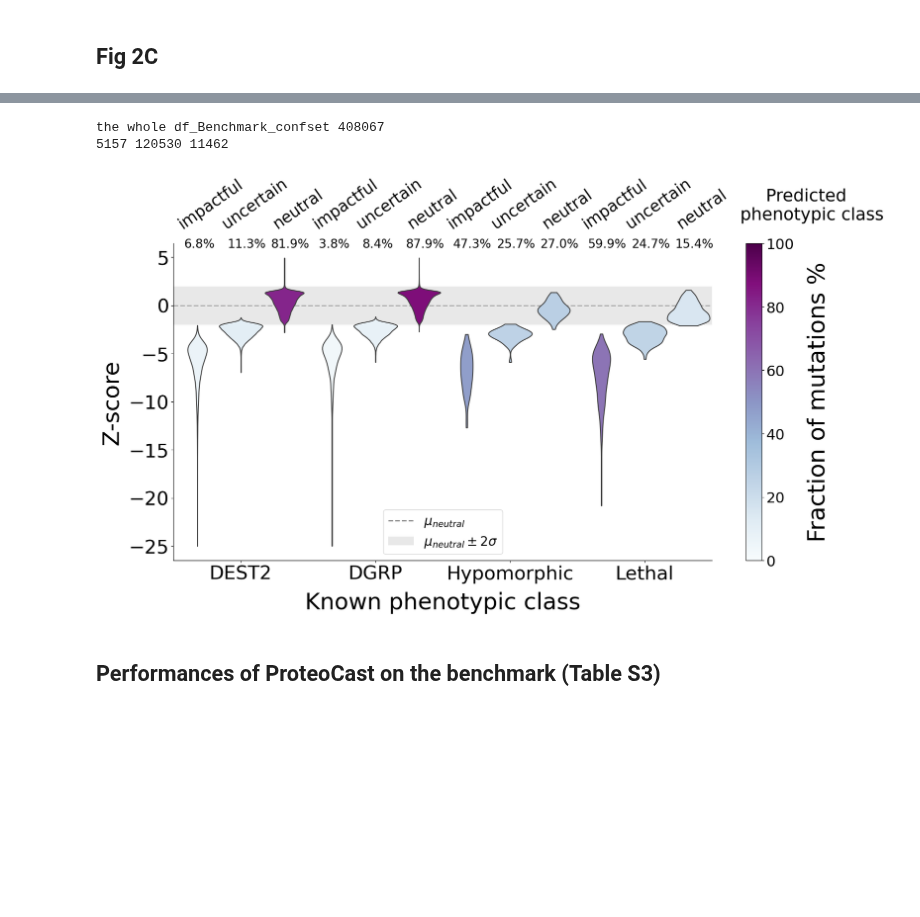
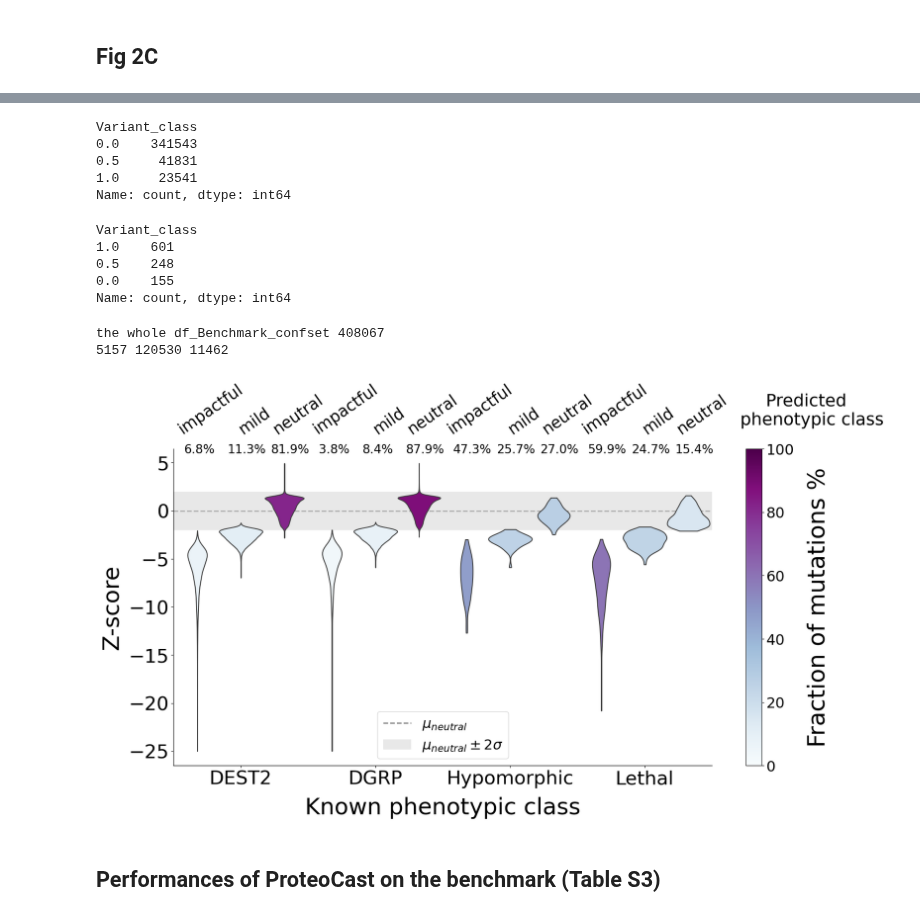
Before and after one commit to abakarovaMarina/ProteoCast, a Jupyter notebook: ProteoCast_scripts/analysis4paper.ipynb, the cells around one changed output, grey strips where cells are left out. Cells and saved outputs as stored; diff of their text form; code cells hidden in the pictures; blank space fills up the shorter version.

```diff
--- a/ProteoCast_scripts/analysis4paper.ipynb
+++ b/ProteoCast_scripts/analysis4paper.ipynb
@@ -219,6 +472,24 @@ df_ProteoCast_Benchmark_Performance.loc[df_ProteoCast_Benchmark_Performance['GMM
 ## cut points <-25 for a better vizualisation
 df_BenchPlot = df_ProteoCast_Benchmark_Performance.copy()
 df_BenchPlot.loc[df_BenchPlot['GMM3_zscoreNeutral']<-25, 'GMM3_zscoreNeutral']=-25
+# %%
+df_BenchPlot.loc[df_BenchPlot['Set_name'].isin(['DEST2', 'DGRP']), 'Variant_class'].value_counts()
+# %% [output]
+Variant_class
+0.0    341543
+0.5     41831
+1.0     23541
+Name: count, dtype: int64
+# %%
+df_BenchPlot.loc[df_BenchPlot['Set_name'].isin(['Lethal']), 'Variant_class'].value_counts()
+# %% [output]
+Variant_class
+1.0    601
+0.5    248
+0.0    155
+Name: count, dtype: int64
+# %%
+df_BenchPlot.replace({'Variant_label': {'uncertain': 'mild'}}, inplace=True)
 # %%
 #sns.set(style="ticks")
 from matplotlib.lines import Line2D
@@ -270,7 +541,7 @@ df_BenchPlot.loc[(df_BenchPlot['Set_name'] == 'Hypomorphic') & (df_BenchPlot['Va
 df_BenchPlot.loc[(df_BenchPlot['Set_name'] == 'Hypomorphic') & (df_BenchPlot['Variant_class'] == 0.5), 'Fractiondf_Benchmark_confset'] = round(num_HyUn/(num_HyN+num_HyD+num_HyUn), 3)
 
 
-hue_order = ['impactful', 'uncertain', 'neutral']
+hue_order = ['impactful', 'mild', 'neutral']
 
 # Convert 'hue_label' to a categorical type with the specified order
 df_BenchPlot['Variant_label'] = pd.Categorical(df_BenchPlot['Variant_label'], categories=hue_order, ordered=True)
@@ -316,36 +587,36 @@ plt.xlabel('Known phenotypic class', fontsize=36, labelpad=13)
 second_x = ax.twiny()
 second_x.set_xlim(ax.get_xlim())  # Set the limit same as the main x-axis
 
 second_x.set_xticks(l_posViolins)  # Set the position for the second x-axis
-second_x.set_xticklabels(['impactful', 'uncertain', 'neutral']*4, rotation=35, fontsize=25)
+second_x.set_xticklabels(['impactful', 'mild', 'neutral']*4, rotation=35, fontsize=25)
 plt.text(1.18, 1.12, 'Predicted \n phenotypic class', fontsize=27, ha='center', va='center', rotation='horizontal', transform=plt.gca().transAxes)
 second_x.tick_params(axis='x', which='major', length=0, pad=19,  color='black')
 #ax.tick_params(axis='x',pad=10)
 # Create a color bar
 sm = cm.ScalarMappable(cmap=cmap, norm=norm_frac)
 sm.set_array([])
 cbar = plt.colorbar(sm, ax=ax)
 cbar.set_label('Fraction of mutations %', fontsize=37, labelpad=20)#(log scale)
 cbar.ax.tick_params(labelsize=23)
 # Hide all spines
 ax.spines['top'].set_visible(False)
 ax.spines['right'].set_visible(False)
 second_x.spines['top'].set_visible(False)
 second_x.spines['right'].set_visible(False)
 
 
 # Create custom legend entries
 custom_lines = [Line2D([0], [0], color='grey', lw=2, linestyle='dashed'),Patch(facecolor='lightgrey', edgecolor='none', alpha=0.5)]
-plt.legend(custom_lines, [r'$\mu_{neutral}$', r'$\mu_{neutral} \pm 2\sigma$'],loc='lower center',fontsize=20)
+plt.legend(custom_lines, [r'$\mu_{neutral}$', r'$\mu_{neutral} \pm 2\sigma$'],loc='lower center',fontsize=22)
 plt.savefig(f'{WORK_DIR}/Plots/ProteoCast_Benchmark_Fig2.jpg', bbox_inches='tight', dpi=900)
 
 plt.show()
 #the whole df_Benchmark_confset 408063
 #5155 120530 11462
 # %% [output]
 the whole df_Benchmark_confset 408067
 5157 120530 11462
-[figure, old version]
+[figure, new version]
 # %% [markdown]
 ## Performances of ProteoCast on the benchmark (Table S3)
 # %% [markdown]
```
Also changed, not shown: parts of 61 cells of this notebook, 34 other files.
